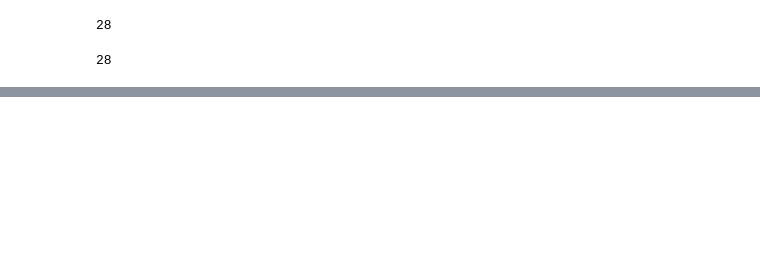
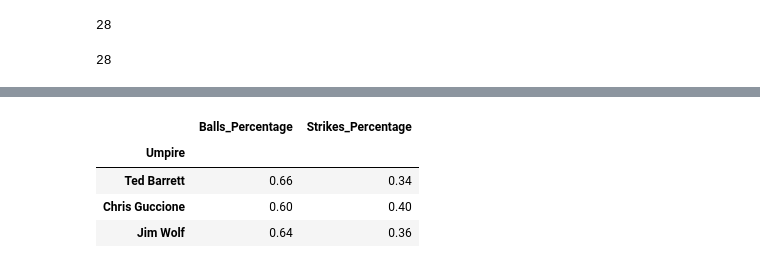
Before and after one commit to ForrestMcDougal/MLB-Postseason-Umpire-Analysis, a Jupyter notebook: Charts.ipynb, the cells around one changed output, grey strips where cells are left out. Saved outputs shown, nothing was run; the diff lists cells and outputs as text; code cells hidden in the pictures; blank space fills up the shorter version.

```diff
--- a/Charts.ipynb
+++ b/Charts.ipynb
@@ -476,0 +453,18 @@ plt.show()
+# %%
+# pull out just the umpire, balls% and strikes% for stacked chart
+# umpire_bs_only
+
+umpire_bs_only = pd.DataFrame(umpire_bs, columns=[
+                        "Umpire", "Balls_Percentage", "Strikes_Percentage"])
+
+umpire_bs_only
+umpire_bs_only = umpire_bs_only.set_index("Umpire")
+# gender_df_sum.index.name = None
+
+umpire_bs_only.head(3)
+# %% [output]
+|  | Balls_Percentage | Strikes_Percentage |
+| Umpire |  |  |
+| Ted Barrett | 0.66 | 0.34 |
+| Chris Guccione | 0.60 | 0.40 |
+| Jim Wolf | 0.64 | 0.36 |
```
Also changed, not shown: parts of 6 cells of this notebook.
